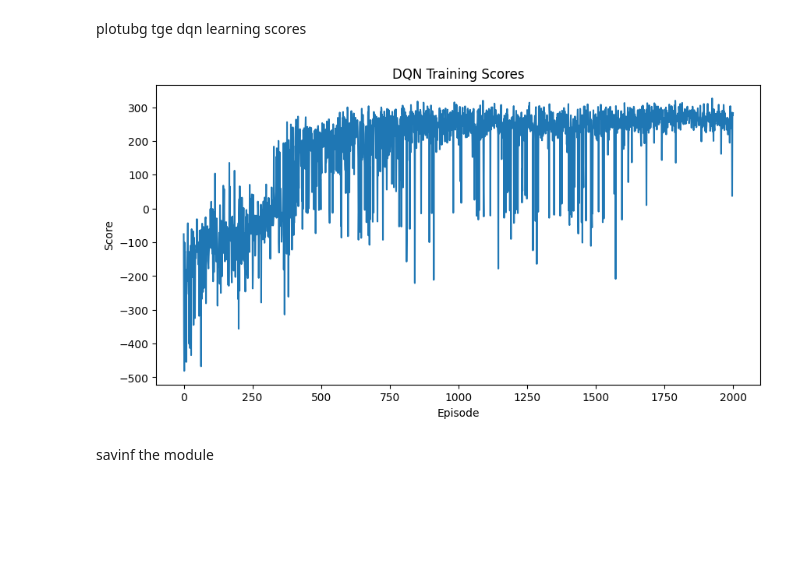
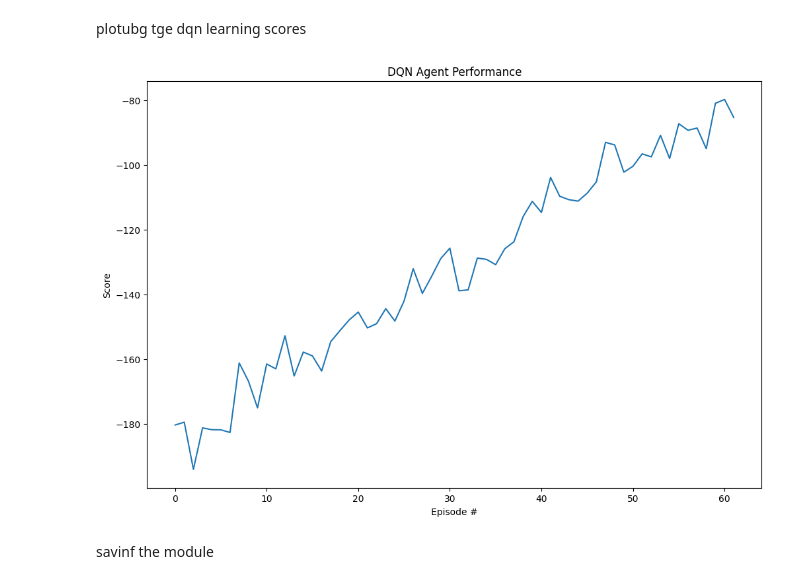
Before and after one commit to Saxermi/rl_lunar_landing, a Jupyter notebook: DQN_lands_on_the_moon.ipynb, the cells around one changed output. Drawn from its saved outputs; the diff is of its cells as text; code cells hidden in the pictures; blank space fills up the shorter version.

```diff
--- a/DQN_lands_on_the_moon.ipynb
+++ b/DQN_lands_on_the_moon.ipynb
@@ -284,30 +288,32 @@ class DQNAgent:
         # Initialize time step for updating every update_every steps
         self.t_step = 0
 
-    def step(self, state, action, reward, next_state, done):
-        # Save experience in replay memory
-        self.memory.add((state, action, reward, next_state, done))
+    def step(self, states, actions, rewards, next_states, dones):
+        # Store experiences in replay memory
+        self.memory.add(states, actions, rewards, next_states, dones)
 
         # Learn every update_every time steps
         self.t_step = (self.t_step + 1) % self.update_every
         if self.t_step == 0:
-            # If enough samples are available in memory, get random subset and learn
             if len(self.memory) > self.batch_size:
                 experiences = self.memory.sample(self.batch_size)
                 self.learn(experiences)
 
-    def act(self, state, eps=0.0):
-        # Epsilon-greedy action selection
-        state = torch.from_numpy(state).float().unsqueeze(0).to(self.device)
+    def act(self, states, eps=0.0):
+        # states is a batch of states (n_envs x state_size)
+        states = torch.from_numpy(states).float().to(self.device)
         self.qnetwork_local.eval()
         with torch.no_grad():
-            action_values = self.qnetwork_local(state)
+            action_values = self.qnetwork_local(states)
         self.qnetwork_local.train()
-
-        if random.random() > eps:
-            return np.argmax(action_values.cpu().data.numpy())
-        else:
-            return random.choice(np.arange(self.action_size))
+        # Epsilon-greedy action selection
+        action_values = action_values.cpu().data.numpy()
+        batch_size = states.shape[0]
+        best_actions = np.argmax(action_values, axis=1)
+        random_actions = np.random.randint(self.action_size, size=batch_size)
+        eps_mask = np.random.rand(batch_size) < eps
+        actions = np.where(eps_mask, random_actions, best_actions)
+        return actions
 
     def learn(self, experiences):
         states, actions, rewards, next_states, dones = zip(*experiences)
@@ -353,7 +359,7 @@ class DQNAgent:
 # %% [markdown]
 setting up the enviroment again
 # %%
-env = gym.make("LunarLander-v2")
+
 state_size = env.observation_space.shape[0]
 action_size = env.action_space.n
 
@@ -429,15 +454,16 @@ Episode 2000    Average Score: 258.30
 # %% [markdown]
 plotubg tge dqn learning scores
 # %%
-# Plot the scores
-plt.figure(figsize=(10, 5))
+import matplotlib.pyplot as plt
+
+plt.figure(figsize=(12, 8))
 plt.plot(np.arange(len(scores)), scores)
-plt.xlabel("Episode")
+plt.xlabel("Episode #")
 plt.ylabel("Score")
-plt.title("DQN Training Scores")
+plt.title("DQN Agent Performance")
 plt.show()
 # %% [output]
-[figure, old version]
+[figure, new version]
 # %% [markdown]
 savinf the module
 # %%
```
Also changed, not shown: parts of 11 cells of this notebook.
